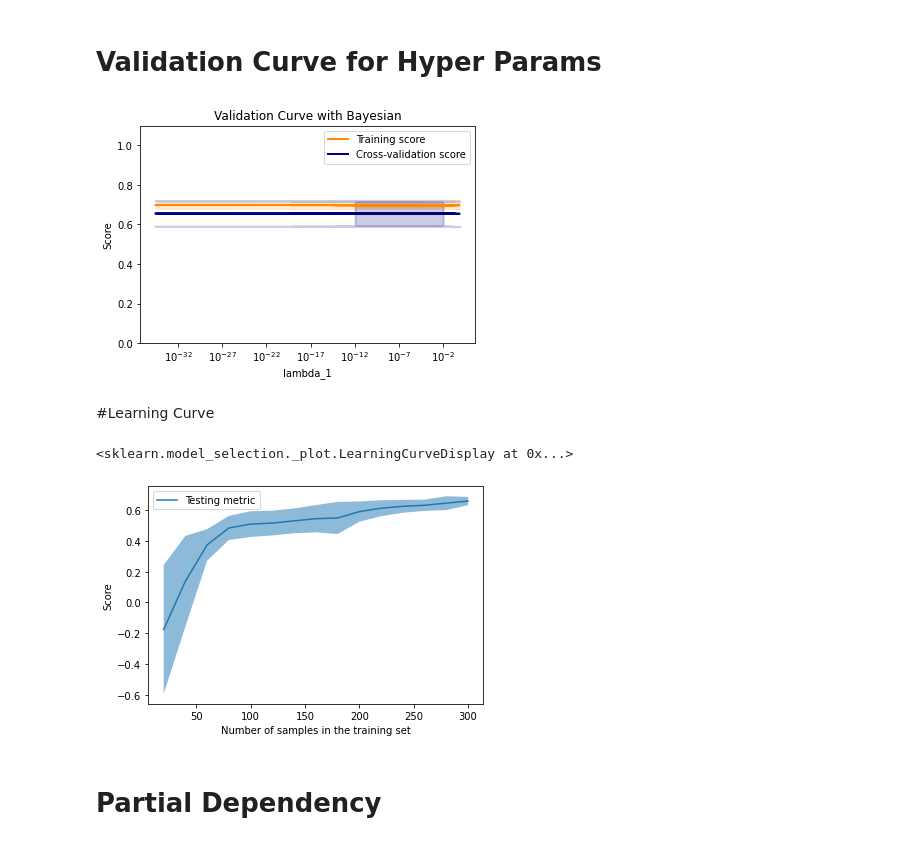
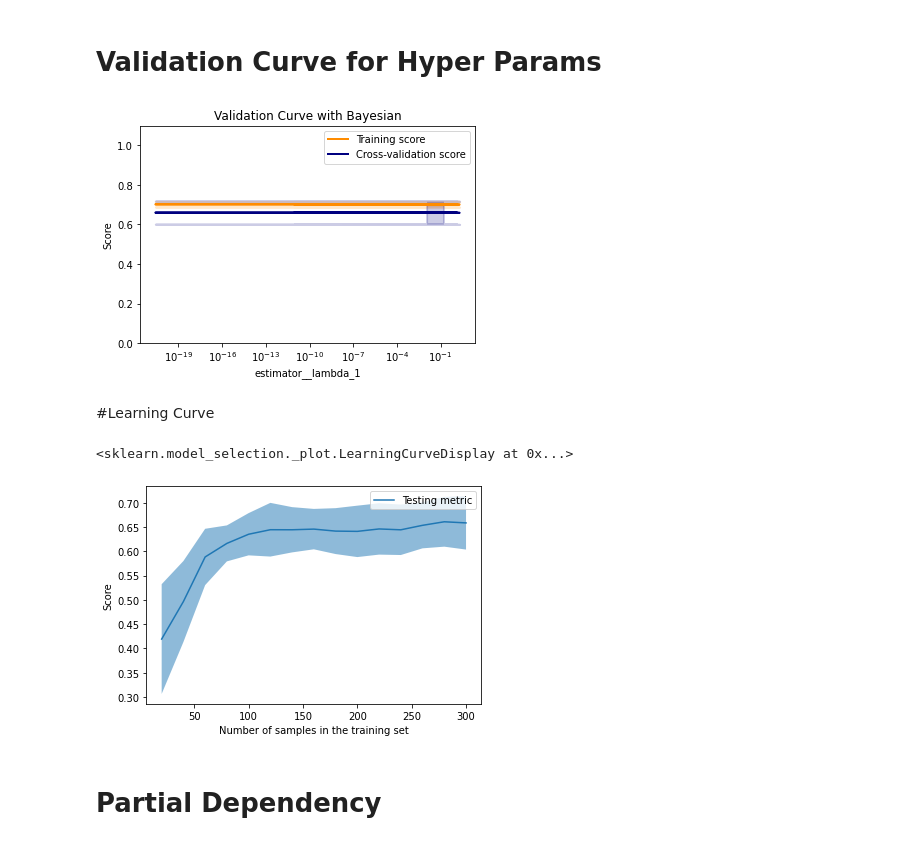
Before and after one commit to marco-luzzara/boardgame-complexity-predictor, a Jupyter notebook: src/predict.ipynb, the cells around one changed output. Saved outputs shown, nothing was run; the diff lists cells and outputs as text; code cells hidden in the pictures.

Commit message:
apply scaler to data
wip: use column transfomer to scale only some columns

```diff
--- a/src/predict.ipynb
+++ b/src/predict.ipynb
@@ -42,6 +42,7 @@ Mounted at /content/drive
 from collections import namedtuple
 from typing import Generator, Tuple, List
 from sklearn.model_selection import StratifiedShuffleSplit
+from sklearn.pipeline import Pipeline
 
 FeaturesWithPrediction = namedtuple('FeaturesWithPrediction', ['y', 'x'])
 SplitDataset = namedtuple('SplitDataset', ['train', 'test'])
@@ -68,9 +69,9 @@ def train_test_stratified_split(x, y,
            y.iloc[train_indices], y.iloc[test_indices]
 
 class Model:
-    def __init__(self, instance, params_tuning = None):
-        self.instance = instance
-        self.name = instance.__class__.__name__
+    def __init__(self, components, params_tuning = None):
+        self.name = ' + '.join(component[1].__class__.__name__ for component in components)
+        self.instance = Pipeline(components)
         self.params_tuning = params_tuning
 # %%
 import math
@@ -163,17 +164,27 @@ def get_fit_estimator_with_tuning(estimator, params, x_train, y_train, \
 # %%
 from sklearn import linear_model, svm, kernel_ridge, neighbors, \
     gaussian_process, cross_decomposition, tree
+from typing import Dict, List
 from scipy import stats
+from sklearn.preprocessing import StandardScaler, RobustScaler
 
-models = {
+models: Dict[str, List[Model]] = {
     'Linear Models': [
-        Model(linear_model.LinearRegression()),
-        Model(linear_model.LassoCV()),
-        Model(linear_model.ElasticNetCV()),
-        Model(linear_model.RidgeCV()),
-        Model(linear_model.BayesianRidge(), {
-            'alpha_1': stats.gamma.rvs(1, size = 5), 'alpha_2': stats.gamma.rvs(1, size = 5),
-            'lambda_1': stats.gamma.rvs(1, size = 5), 'lambda_2': stats.gamma.rvs(1, size = 5),
+        Model([('scaler', StandardScaler()), ('estimator', linear_model.LinearRegression())]),
+        Model([('scaler', RobustScaler()), ('estimator', linear_model.LinearRegression())]),
+        Model([('scaler', StandardScaler()), ('estimator', linear_model.LassoCV())]),
+        Model([('scaler', RobustScaler()), ('estimator', linear_model.LassoCV())]),
+        Model([('scaler', StandardScaler()), ('estimator', linear_model.ElasticNetCV())]),
+        Model([('scaler', RobustScaler()), ('estimator', linear_model.ElasticNetCV())]),
+        Model([('scaler', StandardScaler()), ('estimator', linear_model.RidgeCV())]),
+        Model([('scaler', RobustScaler()), ('estimator', linear_model.RidgeCV())]),
+        Model([('scaler', StandardScaler()), ('estimator', linear_model.BayesianRidge())], {
+            'estimator__alpha_1': stats.gamma.rvs(1, size = 5), 'estimator__alpha_2': stats.gamma.rvs(1, size = 5),
+            'estimator__lambda_1': stats.gamma.rvs(1, size = 5), 'estimator__lambda_2': stats.gamma.rvs(1, size = 5),
+        }),
+        Model([('scaler', RobustScaler()), ('estimator', linear_model.BayesianRidge())], {
+            'estimator__alpha_1': stats.gamma.rvs(1, size = 5), 'estimator__alpha_2': stats.gamma.rvs(1, size = 5),
+            'estimator__lambda_1': stats.gamma.rvs(1, size = 5), 'estimator__lambda_2': stats.gamma.rvs(1, size = 5),
         }),
         # Model(linear_model.HuberRegressor()),
         # Model(linear_model.TweedieRegressor()),
@@ -208,8 +219,8 @@ from sklearn.model_selection import validation_curve
 import matplotlib.pyplot as plt
 import numpy as np
 
-model = models['Linear Models'][4].instance
-param = 'lambda_1'
+model = models['Linear Models'][8].instance
+param = 'estimator__lambda_1'
 
 # copied from https://scikit-learn.org/stable/auto_examples/model_selection/plot_validation_curve.html
 param_range = stats.gamma.rvs(0.1, size = 50)
@@ -257,20 +268,21 @@ plt.fill_between(
 plt.legend(loc="best")
 plt.show()
 # %% [output]
-[figure, old version]
+[figure, new version]
 # %% [markdown]
 #Learning Curve
 # %%
 from sklearn.model_selection import LearningCurveDisplay
 
-model = models['Linear Models'][4].instance
+model = models['Linear Models'][8].instance
 
 LearningCurveDisplay.from_estimator(
    model, x_all, y_all, train_sizes=list(range(20, int(len(x_all) * 0.8), 20)),
-   cv=custom_cv_stratified_regression(5, x_all, y_all, test_size = 0.20, random_state = 100))
+   scoring = 'r2',
+   cv=custom_cv_stratified_regression(5, x_all, y_all, test_size = 0.20, random_state = 0))
 # %% [output]
 <sklearn.model_selection._plot.LearningCurveDisplay at 0x...>
-[figure, old version]
+[figure, new version]
 # %% [markdown]
 # Partial Dependency
 # %%
```
Also changed, not shown: parts of 3 cells of this notebook.
